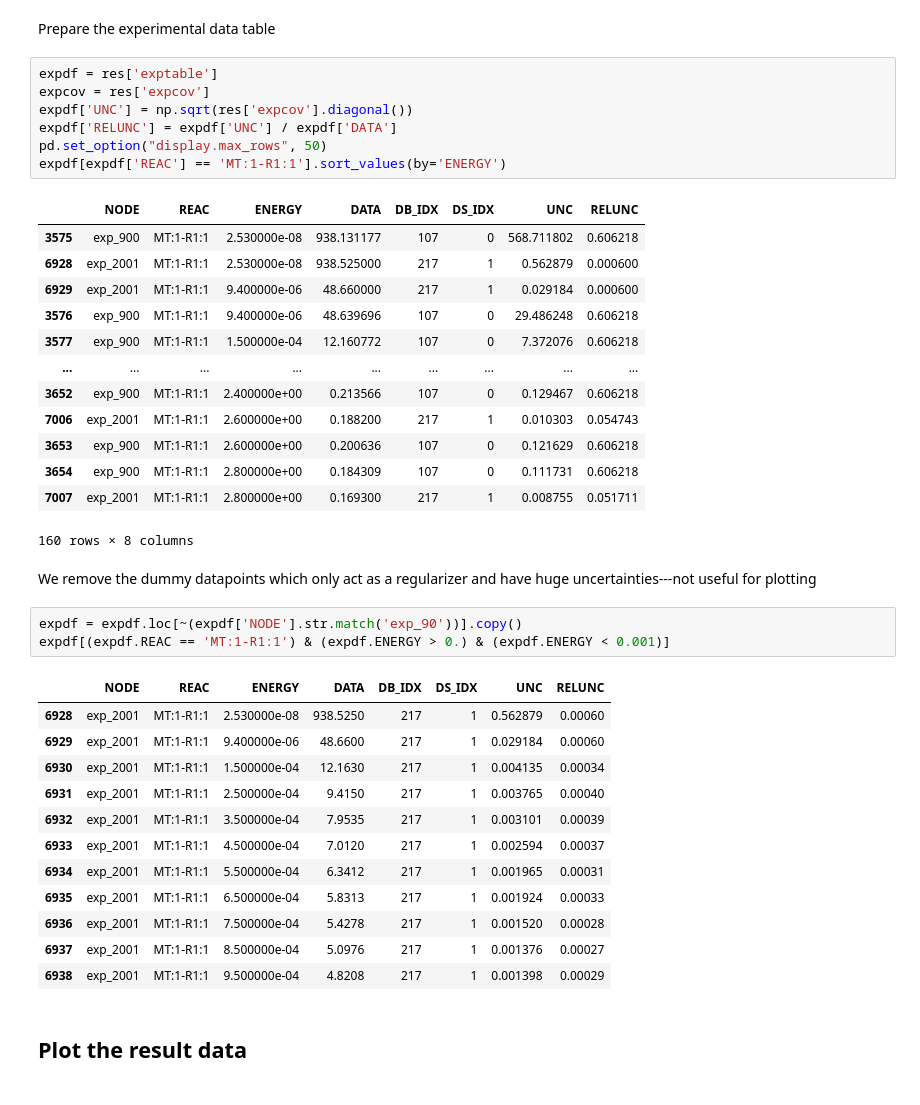
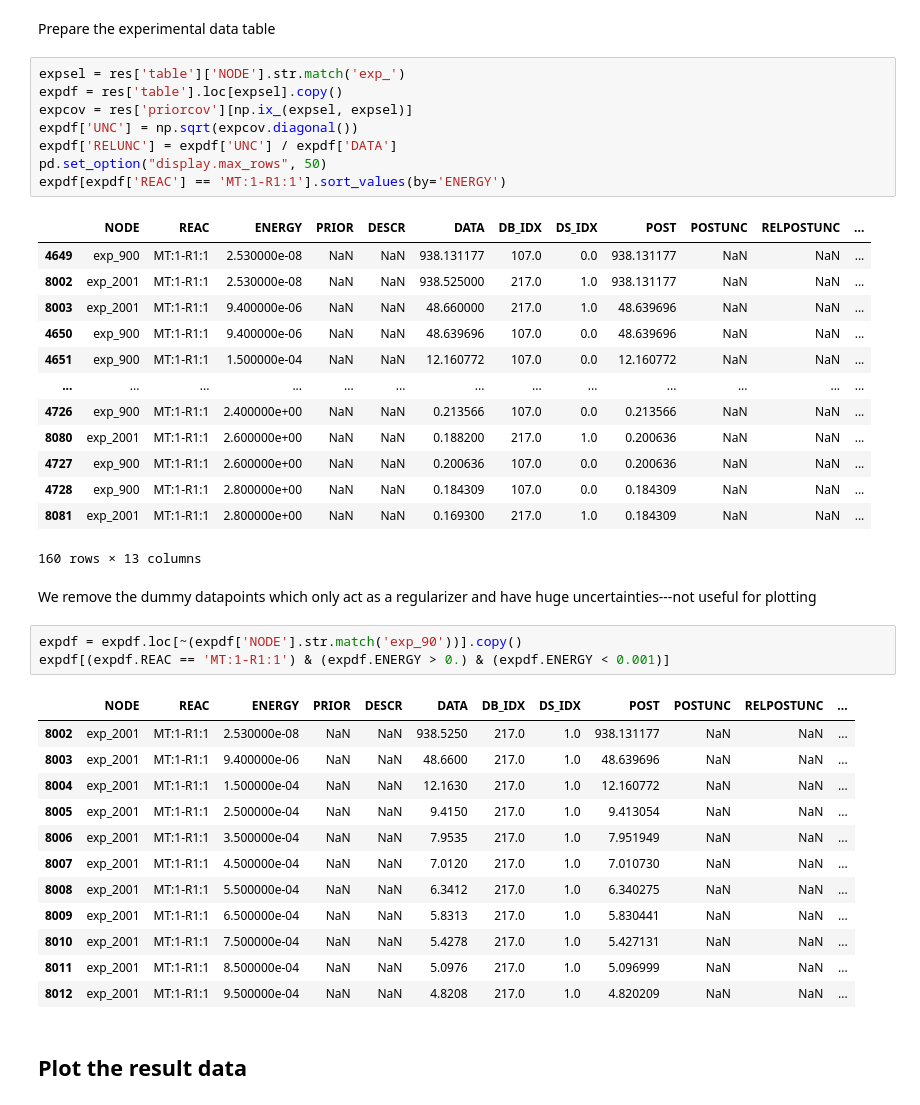
Before and after one commit to IAEA-NDS/gmapy, a Jupyter notebook: examples/example-003-plot-evaluation-results.ipynb, the cells around one changed output. Drawn from its saved outputs; the diff is of its cells as text.

```diff
--- a/examples/example-003-plot-evaluation-results.ipynb
+++ b/examples/example-003-plot-evaluation-results.ipynb
@@ -41,44 +46,45 @@ resdf[(resdf.ENERGY > 0) & (resdf.ENERGY < 0.001) & (resdf.REAC == 'MT:1-R1:1')]
 # %% [markdown]
 Prepare the experimental data table
 # %%
-expdf = res['exptable']
-expcov = res['expcov']
-expdf['UNC'] = np.sqrt(res['expcov'].diagonal())
+expsel = res['table']['NODE'].str.match('exp_')
+expdf = res['table'].loc[expsel].copy()
+expcov = res['priorcov'][np.ix_(expsel, expsel)]
+expdf['UNC'] = np.sqrt(expcov.diagonal())
 expdf['RELUNC'] = expdf['UNC'] / expdf['DATA']
 pd.set_option("display.max_rows", 50)
 expdf[expdf['REAC'] == 'MT:1-R1:1'].sort_values(by='ENERGY')
 # %% [output]
-|  | NODE | REAC | ENERGY | DATA | DB_IDX | DS_IDX | UNC | RELUNC |
-| 3575 | exp_900 | MT:1-R1:1 | 2.530000e-08 | 938.131177 | 107 | 0 | 568.711802 | 0.606218 |
-| 6928 | exp_2001 | MT:1-R1:1 | 2.530000e-08 | 938.525000 | 217 | 1 | 0.562879 | 0.000600 |
-| 6929 | exp_2001 | MT:1-R1:1 | 9.400000e-06 | 48.660000 | 217 | 1 | 0.029184 | 0.000600 |
-| 3576 | exp_900 | MT:1-R1:1 | 9.400000e-06 | 48.639696 | 107 | 0 | 29.486248 | 0.606218 |
-| 3577 | exp_900 | MT:1-R1:1 | 1.500000e-04 | 12.160772 | 107 | 0 | 7.372076 | 0.606218 |
-| ... | ... | ... | ... | ... | ... | ... | ... | ... |
-| 3652 | exp_900 | MT:1-R1:1 | 2.400000e+00 | 0.213566 | 107 | 0 | 0.129467 | 0.606218 |
-| 7006 | exp_2001 | MT:1-R1:1 | 2.600000e+00 | 0.188200 | 217 | 1 | 0.010303 | 0.054743 |
-| 3653 | exp_900 | MT:1-R1:1 | 2.600000e+00 | 0.200636 | 107 | 0 | 0.121629 | 0.606218 |
-| 3654 | exp_900 | MT:1-R1:1 | 2.800000e+00 | 0.184309 | 107 | 0 | 0.111731 | 0.606218 |
-| 7007 | exp_2001 | MT:1-R1:1 | 2.800000e+00 | 0.169300 | 217 | 1 | 0.008755 | 0.051711 |
+|  | NODE | REAC | ENERGY | PRIOR | DESCR | DATA | DB_IDX | DS_IDX | POST | POSTUNC | RELPOSTUNC | ... |
+| 4649 | exp_900 | MT:1-R1:1 | 2.530000e-08 | NaN | NaN | 938.131177 | 107.0 | 0.0 | 938.131177 | NaN | NaN | ... |
+| 8002 | exp_2001 | MT:1-R1:1 | 2.530000e-08 | NaN | NaN | 938.525000 | 217.0 | 1.0 | 938.131177 | NaN | NaN | ... |
+| 8003 | exp_2001 | MT:1-R1:1 | 9.400000e-06 | NaN | NaN | 48.660000 | 217.0 | 1.0 | 48.639696 | NaN | NaN | ... |
+| 4650 | exp_900 | MT:1-R1:1 | 9.400000e-06 | NaN | NaN | 48.639696 | 107.0 | 0.0 | 48.639696 | NaN | NaN | ... |
+| 4651 | exp_900 | MT:1-R1:1 | 1.500000e-04 | NaN | NaN | 12.160772 | 107.0 | 0.0 | 12.160772 | NaN | NaN | ... |
+| ... | ... | ... | ... | ... | ... | ... | ... | ... | ... | ... | ... | ... |
+| 4726 | exp_900 | MT:1-R1:1 | 2.400000e+00 | NaN | NaN | 0.213566 | 107.0 | 0.0 | 0.213566 | NaN | NaN | ... |
+| 8080 | exp_2001 | MT:1-R1:1 | 2.600000e+00 | NaN | NaN | 0.188200 | 217.0 | 1.0 | 0.200636 | NaN | NaN | ... |
+| 4727 | exp_900 | MT:1-R1:1 | 2.600000e+00 | NaN | NaN | 0.200636 | 107.0 | 0.0 | 0.200636 | NaN | NaN | ... |
+| 4728 | exp_900 | MT:1-R1:1 | 2.800000e+00 | NaN | NaN | 0.184309 | 107.0 | 0.0 | 0.184309 | NaN | NaN | ... |
+| 8081 | exp_2001 | MT:1-R1:1 | 2.800000e+00 | NaN | NaN | 0.169300 | 217.0 | 1.0 | 0.184309 | NaN | NaN | ... |
-160 rows × 8 columns
+160 rows × 13 columns
 # %% [markdown]
 We remove the dummy datapoints which only act as a regularizer and have huge uncertainties---not useful for plotting
 # %%
 expdf = expdf.loc[~(expdf['NODE'].str.match('exp_90'))].copy()
 expdf[(expdf.REAC == 'MT:1-R1:1') & (expdf.ENERGY > 0.) & (expdf.ENERGY < 0.001)]
 # %% [output]
-|  | NODE | REAC | ENERGY | DATA | DB_IDX | DS_IDX | UNC | RELUNC |
-| 6928 | exp_2001 | MT:1-R1:1 | 2.530000e-08 | 938.5250 | 217 | 1 | 0.562879 | 0.00060 |
-| 6929 | exp_2001 | MT:1-R1:1 | 9.400000e-06 | 48.6600 | 217 | 1 | 0.029184 | 0.00060 |
-| 6930 | exp_2001 | MT:1-R1:1 | 1.500000e-04 | 12.1630 | 217 | 1 | 0.004135 | 0.00034 |
-| 6931 | exp_2001 | MT:1-R1:1 | 2.500000e-04 | 9.4150 | 217 | 1 | 0.003765 | 0.00040 |
-| 6932 | exp_2001 | MT:1-R1:1 | 3.500000e-04 | 7.9535 | 217 | 1 | 0.003101 | 0.00039 |
-| 6933 | exp_2001 | MT:1-R1:1 | 4.500000e-04 | 7.0120 | 217 | 1 | 0.002594 | 0.00037 |
-| 6934 | exp_2001 | MT:1-R1:1 | 5.500000e-04 | 6.3412 | 217 | 1 | 0.001965 | 0.00031 |
-| 6935 | exp_2001 | MT:1-R1:1 | 6.500000e-04 | 5.8313 | 217 | 1 | 0.001924 | 0.00033 |
-| 6936 | exp_2001 | MT:1-R1:1 | 7.500000e-04 | 5.4278 | 217 | 1 | 0.001520 | 0.00028 |
-| 6937 | exp_2001 | MT:1-R1:1 | 8.500000e-04 | 5.0976 | 217 | 1 | 0.001376 | 0.00027 |
-| 6938 | exp_2001 | MT:1-R1:1 | 9.500000e-04 | 4.8208 | 217 | 1 | 0.001398 | 0.00029 |
+|  | NODE | REAC | ENERGY | PRIOR | DESCR | DATA | DB_IDX | DS_IDX | POST | POSTUNC | RELPOSTUNC | ... |
+| 8002 | exp_2001 | MT:1-R1:1 | 2.530000e-08 | NaN | NaN | 938.5250 | 217.0 | 1.0 | 938.131177 | NaN | NaN | ... |
+| 8003 | exp_2001 | MT:1-R1:1 | 9.400000e-06 | NaN | NaN | 48.6600 | 217.0 | 1.0 | 48.639696 | NaN | NaN | ... |
+| 8004 | exp_2001 | MT:1-R1:1 | 1.500000e-04 | NaN | NaN | 12.1630 | 217.0 | 1.0 | 12.160772 | NaN | NaN | ... |
+| 8005 | exp_2001 | MT:1-R1:1 | 2.500000e-04 | NaN | NaN | 9.4150 | 217.0 | 1.0 | 9.413054 | NaN | NaN | ... |
+| 8006 | exp_2001 | MT:1-R1:1 | 3.500000e-04 | NaN | NaN | 7.9535 | 217.0 | 1.0 | 7.951949 | NaN | NaN | ... |
+| 8007 | exp_2001 | MT:1-R1:1 | 4.500000e-04 | NaN | NaN | 7.0120 | 217.0 | 1.0 | 7.010730 | NaN | NaN | ... |
+| 8008 | exp_2001 | MT:1-R1:1 | 5.500000e-04 | NaN | NaN | 6.3412 | 217.0 | 1.0 | 6.340275 | NaN | NaN | ... |
+| 8009 | exp_2001 | MT:1-R1:1 | 6.500000e-04 | NaN | NaN | 5.8313 | 217.0 | 1.0 | 5.830441 | NaN | NaN | ... |
+| 8010 | exp_2001 | MT:1-R1:1 | 7.500000e-04 | NaN | NaN | 5.4278 | 217.0 | 1.0 | 5.427131 | NaN | NaN | ... |
+| 8011 | exp_2001 | MT:1-R1:1 | 8.500000e-04 | NaN | NaN | 5.0976 | 217.0 | 1.0 | 5.096999 | NaN | NaN | ... |
+| 8012 | exp_2001 | MT:1-R1:1 | 9.500000e-04 | NaN | NaN | 4.8208 | 217.0 | 1.0 | 4.820209 | NaN | NaN | ... |
 # %% [markdown]
 ## Plot the result data
 # %%
```
Also changed, not shown: parts of 2 cells of this notebook, 20 other files.
